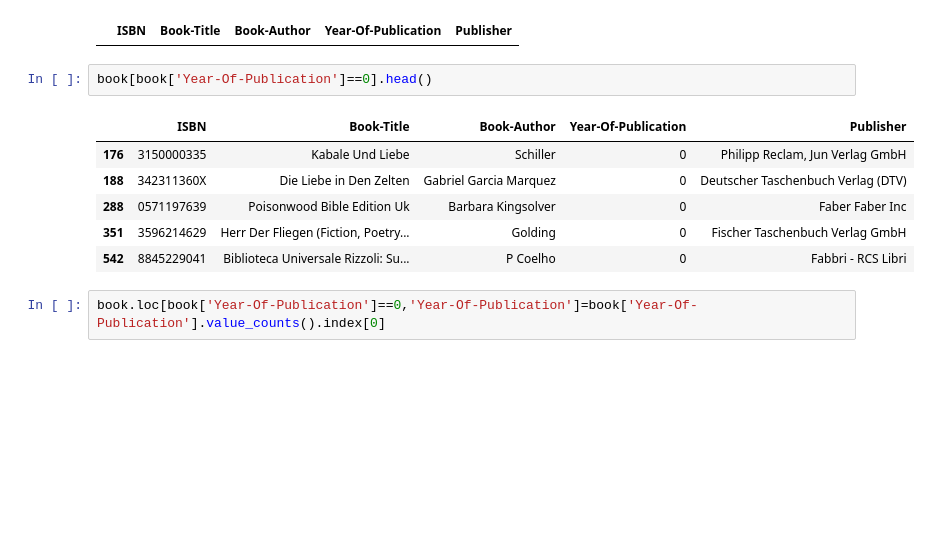
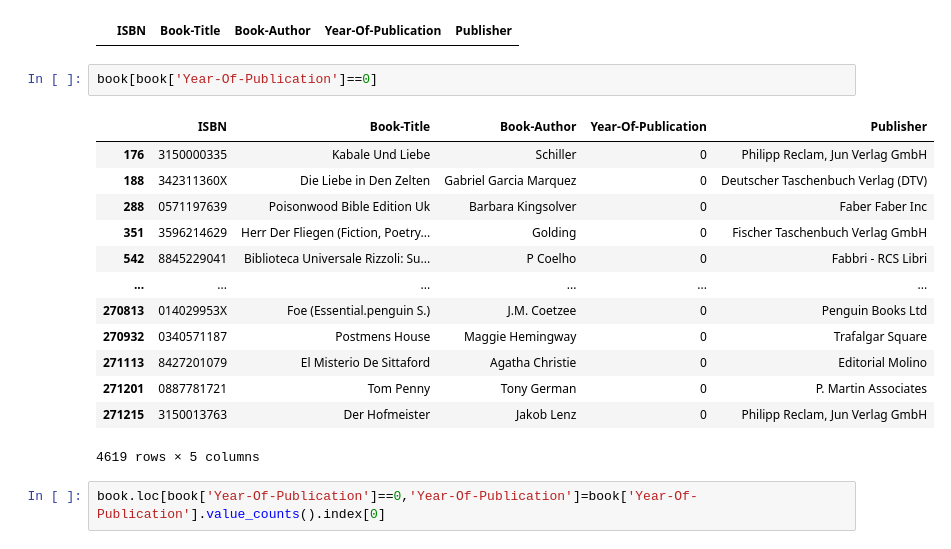
Before and after one commit to yanqiangmiffy/Book-Rating-Prediction, a Jupyter notebook: EDA.ipynb, the cells around one changed output. Cells and saved outputs as stored; diff of their text form; blank space fills up the shorter version.

```diff
--- a/EDA.ipynb
+++ b/EDA.ipynb
@@ -100,14 +101,21 @@ book[book['Year-Of-Publication']==2050]
 # %% [output]
 |  | ISBN | Book-Title | Book-Author | Year-Of-Publication | Publisher |
 # %%
-book[book['Year-Of-Publication']==0].head()
+book[book['Year-Of-Publication']==0]
 # %% [output]
 |  | ISBN | Book-Title | Book-Author | Year-Of-Publication | Publisher |
 | 176 | 3150000335 | Kabale Und Liebe | Schiller | 0 | Philipp Reclam, Jun Verlag GmbH |
 | 188 | 342311360X | Die Liebe in Den Zelten | Gabriel Garcia Marquez | 0 | Deutscher Taschenbuch Verlag (DTV) |
 | 288 | 0571197639 | Poisonwood Bible Edition Uk | Barbara Kingsolver | 0 | Faber Faber Inc |
 | 351 | 3596214629 | Herr Der Fliegen (Fiction, Poetry... | Golding | 0 | Fischer Taschenbuch Verlag GmbH |
 | 542 | 8845229041 | Biblioteca Universale Rizzoli: Su... | P Coelho | 0 | Fabbri - RCS Libri |
+| ... | ... | ... | ... | ... | ... |
+| 270813 | 014029953X | Foe (Essential.penguin S.) | J.M. Coetzee | 0 | Penguin Books Ltd |
+| 270932 | 0340571187 | Postmens House | Maggie Hemingway | 0 | Trafalgar Square |
+| 271113 | 8427201079 | El Misterio De Sittaford | Agatha Christie | 0 | Editorial Molino |
+| 271201 | 0887781721 | Tom Penny | Tony German | 0 | P. Martin Associates |
+| 271215 | 3150013763 | Der Hofmeister | Jakob Lenz | 0 | Philipp Reclam, Jun Verlag GmbH |
+4619 rows × 5 columns
 # %%
 book.loc[book['Year-Of-Publication']==0,'Year-Of-Publication']=book['Year-Of-Publication'].value_counts().index[0]
 # %%
```
Also changed, not shown: parts of 1 cell of this notebook, 4 other files.
